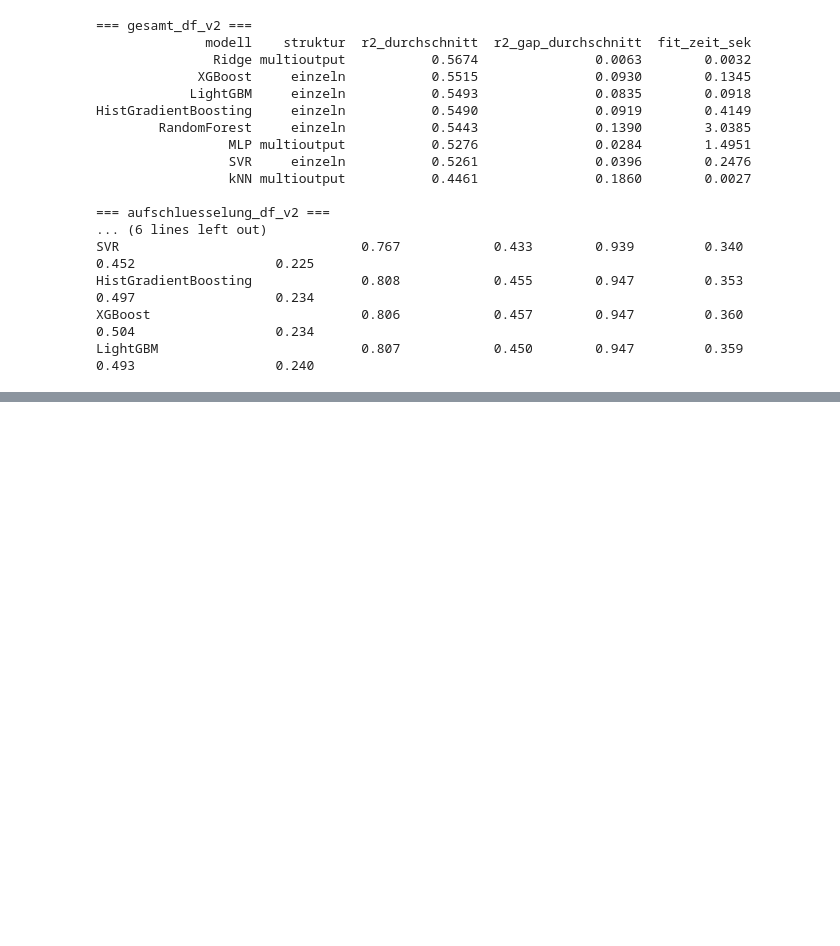
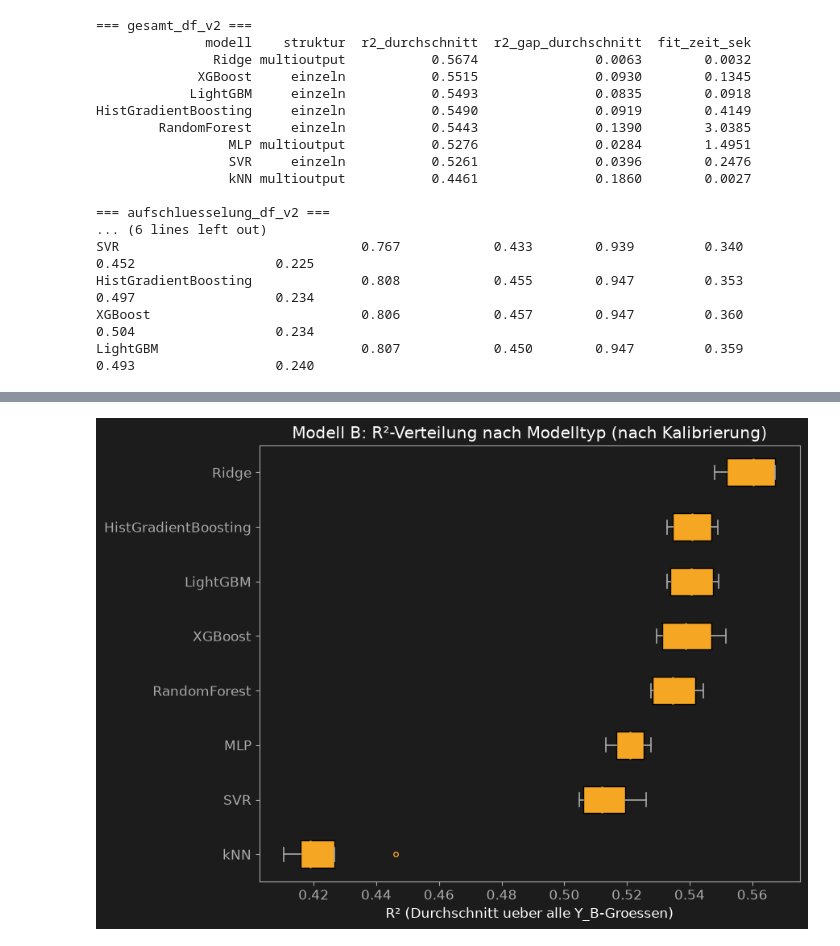
Before and after one commit to AwaTekoete/_MyExtrusionML_Synthetisch, a Jupyter notebook: notebooks/11_modeling_model_b.ipynb, the cells around one changed output, grey strips where cells are left out. Drawn from its saved outputs; the diff is of its cells as text; code cells hidden in the pictures; blank space fills up the shorter version.

```diff
--- a/notebooks/11_modeling_model_b.ipynb
+++ b/notebooks/11_modeling_model_b.ipynb
@@ -878,0 +895,17 @@ LightGBM                          0.807            0.450        0.947         0.
+# %%
+# =============================================================================
+# Zelle 15 – Grafik: Boxplot R2-Verteilung ueber Modelltypen (nach Kalibrierung)
+# =============================================================================
+fig, ax = plt.subplots(figsize=(9, 6.5))
+modelle_sortiert_v2 = fs_vergleich_df_v2.groupby("modell")["r2_durchschnitt"].median().sort_values(ascending=True).index.tolist()
+daten_je_modell = [fs_vergleich_df_v2[fs_vergleich_df_v2["modell"]==m]["r2_durchschnitt"].values for m in modelle_sortiert_v2]
+bp = ax.boxplot(daten_je_modell, tick_labels=modelle_sortiert_v2, patch_artist=True, vert=False, **BOXPLOT_STYLE)
+for box in bp["boxes"]:
+    box.set_facecolor(COLOR_GOLD)
+ax.set_xlabel("R² (Durchschnitt ueber alle Y_B-Groessen)")
+ax.set_title("Modell B: R²-Verteilung nach Modelltyp (nach Kalibrierung)")
+plt.tight_layout()
+save_figure(fig, "../reports/figures/15_boxplot_modelltypen_model_b_kalibriert.png")
+plt.show()
+# %% [output]
+[figure, added]
```
Also changed, not shown: parts of 5 cells of this notebook, 6 other files.
